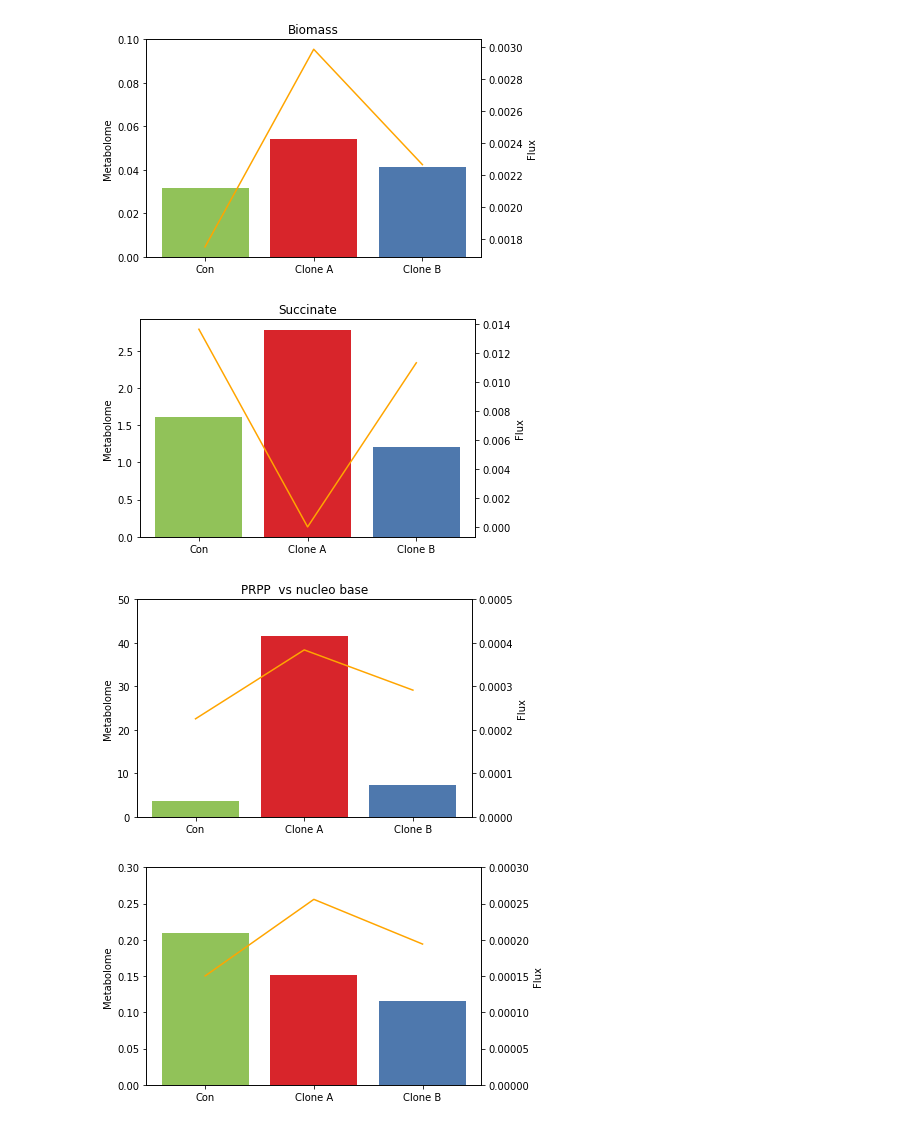
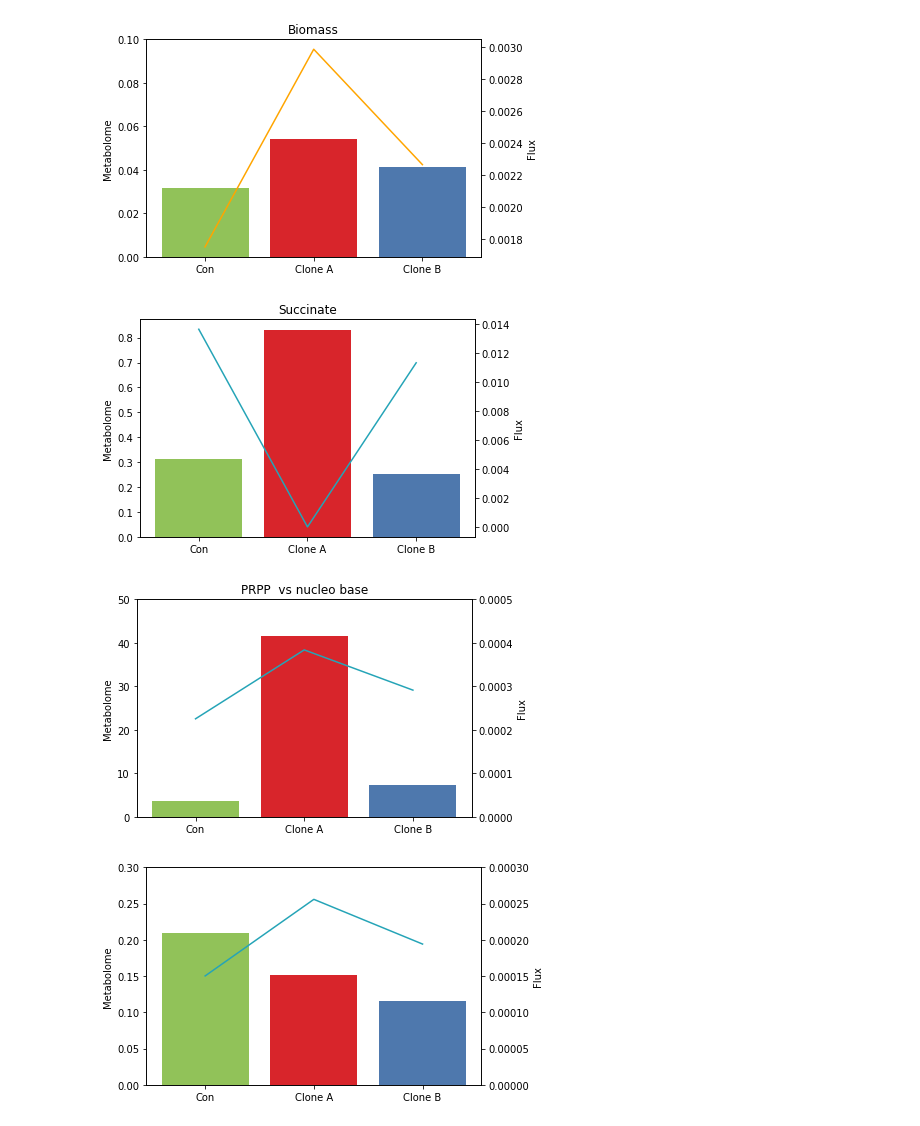
Before and after one commit to inoue0426/Cancer_cell_modeling_using_FBA, a Jupyter notebook: code/fba vs metabo unnormalize.ipynb, the cells around one changed output. Drawn from its saved outputs; the diff is of its cells as text; code cells hidden in the pictures.

```diff
--- a/code/fba vs metabo unnormalize.ipynb
+++ b/code/fba vs metabo unnormalize.ipynb
@@ -5,7 +5,7 @@ import numpy as np
 
 %matplotlib inline
 # %%
-t = pd.read_excel('../result/metabo_mean.xlsx')
+t = pd.read_excel('../result/metabo_mean.xlsx', index_col=0)
 fba = pd.read_csv('../result/__fba__.csv', index_col=0)
 # %%
 d = pd.read_csv('../result/slope.csv', index_col=0).T
@@ -95,17 +95,17 @@ b = t.loc['Succinic acid']
 # %%
 fig, ax = plt.subplots()
 
 ax2 = ax.twinx()
 p1 = ax.bar(['Con', 'Clone A', 'Clone B'], np.array(b), color=['#91c259', '#d8252b', '#4e78ad'])
 # ax.set_ylim(0, )
 ax.set_ylabel('Metabolome')
-ax2.plot(['Con', 'Clone A', 'Clone B'], np.array(fba.loc['R00405'])*(-1), color='orange')
+ax2.plot(['Con', 'Clone A', 'Clone B'], np.array(fba.loc['R00405'])*(-1), color='#25a4b7')
 ax2.set_ylabel('Flux')
 # ax2.set_ylim(0, 0.0003)
 ax.set_title('Succinate')
 plt.show()
 # %% [output]
-[figure, old version]
+[figure, new version]
 # %%
 b = []
 for i in t.columns:
@@ -117,13 +117,13 @@ ax2 = ax.twinx()
 p1 = ax.bar(['Con', 'Clone A', 'Clone B'], np.array(b), color=['#91c259', '#d8252b', '#4e78ad'])
 ax.set_ylim(0, 50)
 ax.set_ylabel('Metabolome')
-ax2.plot(['Con', 'Clone A', 'Clone B'], np.array(fba.loc['R01049']), color='orange')
+ax2.plot(['Con', 'Clone A', 'Clone B'], np.array(fba.loc['R01049']), color='#25a4b7')
 ax2.set_ylabel('Flux')
 ax2.set_ylim(0, 0.0005)
 ax.set_title('PRPP  vs nucleo base')
 plt.show()
 # %% [output]
-[figure, old version]
+[figure, new version]
 # %%
 b = t.loc['Ribulose 5-phosphate']
 # %%
@@ -133,12 +133,12 @@ ax2 = ax.twinx()
 p1 = ax.bar(['Con', 'Clone A', 'Clone B'], np.array(b), color=['#91c259', '#d8252b', '#4e78ad'])
 ax.set_ylim(0, 0.3)
 ax.set_ylabel('Metabolome')
-ax2.plot(['Con', 'Clone A', 'Clone B'], np.array(fba.loc['R01529'])*(-1), color='orange')
+ax2.plot(['Con', 'Clone A', 'Clone B'], np.array(fba.loc['R01529'])*(-1), color='#25a4b7')
 ax2.set_ylabel('Flux')
 ax2.set_ylim(0, 0.0003)
 plt.show()
 # %% [output]
-[figure, old version]
+[figure, new version]
 # %%
 amino_acid = ['Ala', 'Arg', 'Asn', 'Asp', 'Gln', 'Glu', 'Gly', 'Ornithine', 'Pro', 'Ser']
 # %%
```
Also changed, not shown: parts of 6 cells of this notebook.
